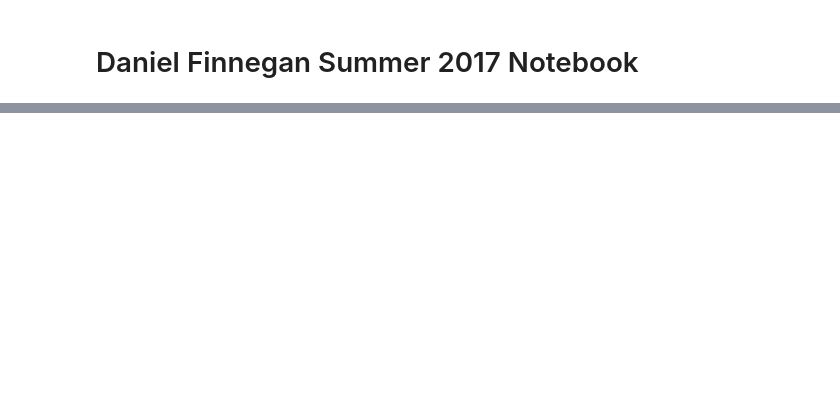
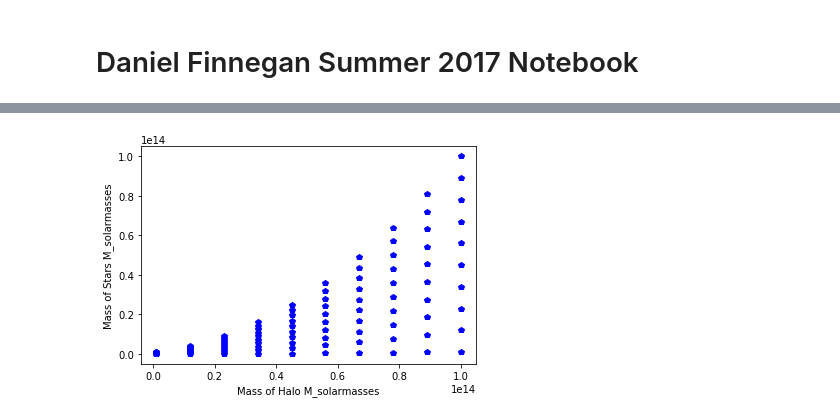
Before and after one commit to moustakas/siena-astrophysics, a Jupyter notebook: summer2017/daniel/Dan_Finnegan_Summer17.ipynb, the cells around one changed output, grey strips where cells are left out. Cells and saved outputs as stored; diff of their text form; code cells hidden in the pictures; blank space fills up the shorter version.

```diff
--- a/summer2017/daniel/Dan_Finnegan_Summer17.ipynb
+++ b/summer2017/daniel/Dan_Finnegan_Summer17.ipynb
@@ -23,0 +121,21 @@ plt.scatter(x,ynoisy)
+# %%
+mhalo = np.linspace(10**12,10**14,10)
+Mstars = []
+Mgas = []
+val = 0.1
+for i in range(10):
+    m = val * mhalo
+    Mgas.append(m)
+    Mstars.append(val * m)
+    val += .1
+
+#print(Mgas)
+#print(mhalo*val)
+#mhalo = mhalo * np.ones(10)
+plt.plot(mhalo,Mstars,'bp')
+plt.ylabel('Mass of Stars M_solarmasses')
+plt.xlabel('Mass of Halo M_solarmasses')
+
+plt.show()
+# %% [output]
+[figure, added]
```
Also changed, not shown: parts of 35 cells of this notebook, 3 other files.
